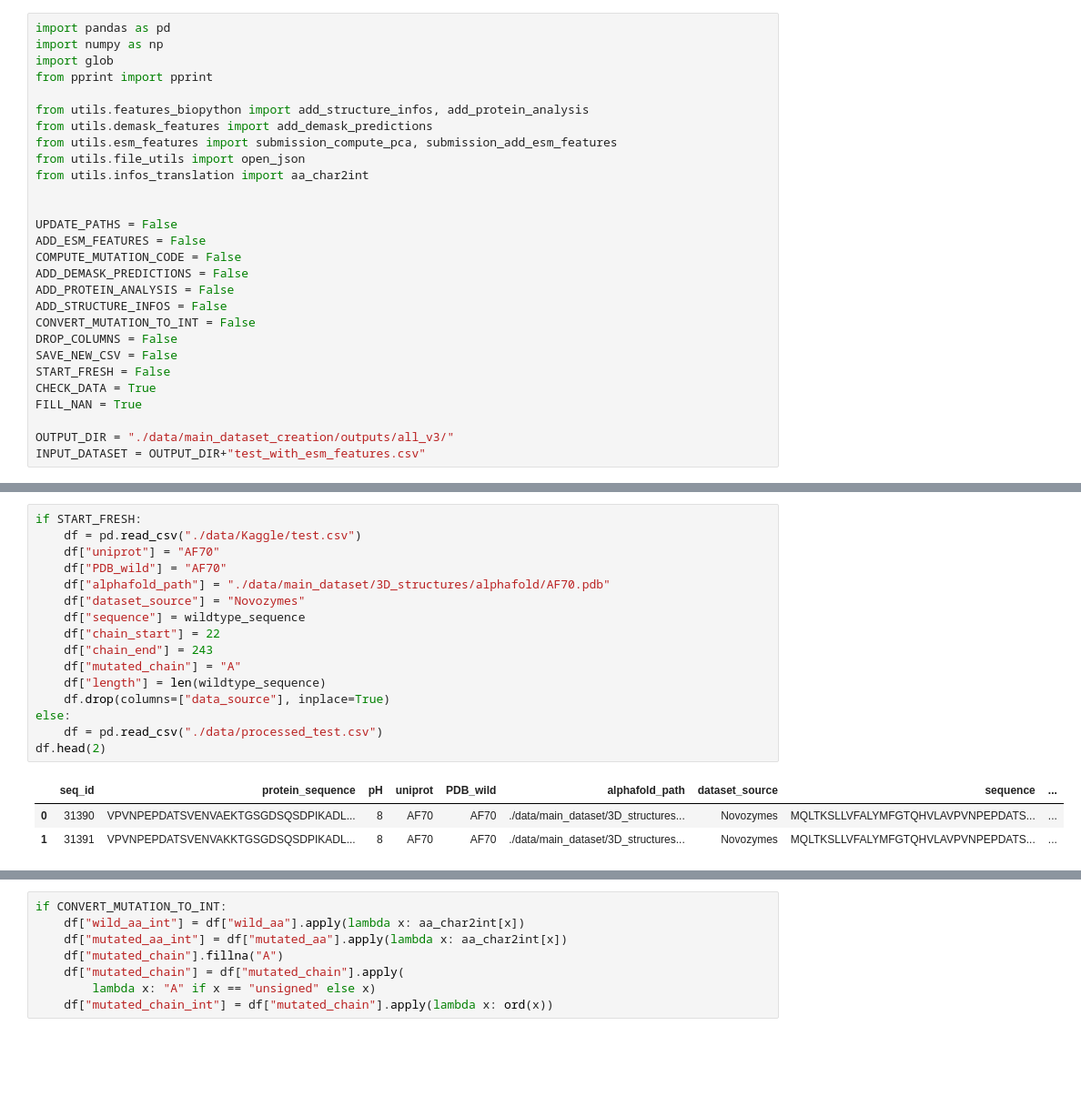
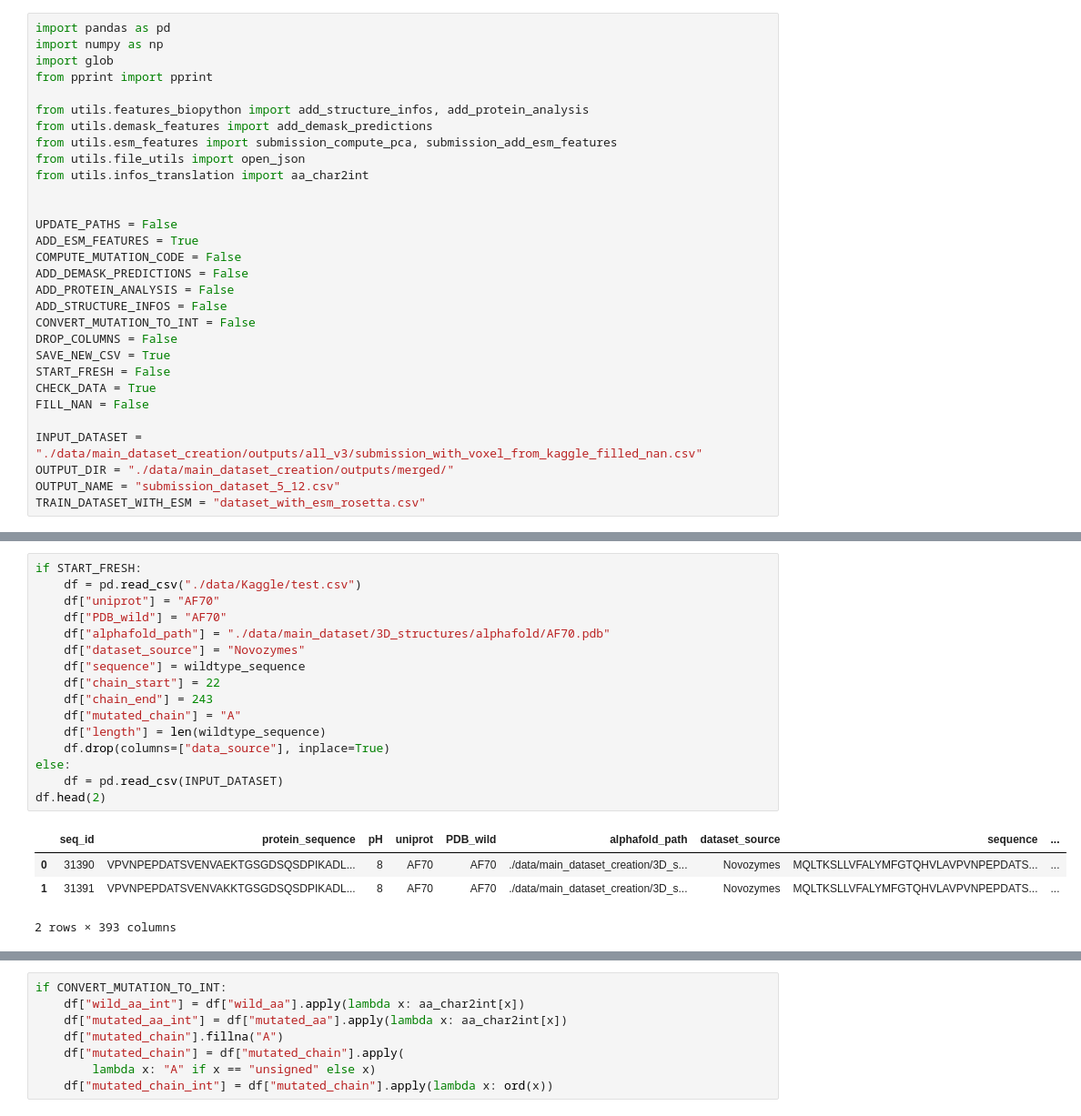
Before and after one commit to NiceSpark/novozymes-prediction, a Jupyter notebook: submission_preprocessing.ipynb, the cells around one changed output, grey strips where cells are left out. Shown: that part at 91% size. Cells and saved outputs as stored; diff of their text form; blank space fills up the shorter version.

```diff
--- a/submission_preprocessing.ipynb
+++ b/submission_preprocessing.ipynb
@@ -12,19 +12,21 @@ from utils.infos_translation import aa_char2int
 
 
 UPDATE_PATHS = False
-ADD_ESM_FEATURES = False
+ADD_ESM_FEATURES = True
 COMPUTE_MUTATION_CODE = False
 ADD_DEMASK_PREDICTIONS = False
 ADD_PROTEIN_ANALYSIS = False
 ADD_STRUCTURE_INFOS = False
 CONVERT_MUTATION_TO_INT = False
 DROP_COLUMNS = False
-SAVE_NEW_CSV = False
+SAVE_NEW_CSV = True
 START_FRESH = False
 CHECK_DATA = True
-FILL_NAN = True
+FILL_NAN = False
 
-OUTPUT_DIR = "./data/main_dataset_creation/outputs/all_v3/"
-INPUT_DATASET = OUTPUT_DIR+"test_with_esm_features.csv"
+INPUT_DATASET = "./data/main_dataset_creation/outputs/all_v3/submission_with_voxel_from_kaggle_filled_nan.csv"
+OUTPUT_DIR = "./data/main_dataset_creation/outputs/merged/"
+OUTPUT_NAME = "submission_dataset_5_12.csv"
+TRAIN_DATASET_WITH_ESM = "dataset_with_esm_rosetta.csv"
 # %%
 # seq_id 32559 is the wildtype sequence (just the chain though)
@@ -38,23 +40,24 @@ True
 # %%
 if START_FRESH:
     df = pd.read_csv("./data/Kaggle/test.csv")
     df["uniprot"] = "AF70"
     df["PDB_wild"] = "AF70"
     df["alphafold_path"] = "./data/main_dataset/3D_structures/alphafold/AF70.pdb"
     df["dataset_source"] = "Novozymes"
     df["sequence"] = wildtype_sequence
     df["chain_start"] = 22
     df["chain_end"] = 243
     df["mutated_chain"] = "A"
     df["length"] = len(wildtype_sequence)
     df.drop(columns=["data_source"], inplace=True)
 else:
-    df = pd.read_csv("./data/processed_test.csv")
+    df = pd.read_csv(INPUT_DATASET)
 df.head(2)
 # %% [output]
 |  | seq_id | protein_sequence | pH | uniprot | PDB_wild | alphafold_path | dataset_source | sequence | ... |
-| 0 | 31390 | VPVNPEPDATSVENVAEKTGSGDSQSDPIKADL... | 8 | AF70 | AF70 | ./data/main_dataset/3D_structures... | Novozymes | MQLTKSLLVFALYMFGTQHVLAVPVNPEPDATS... | ... |
-| 1 | 31391 | VPVNPEPDATSVENVAKKTGSGDSQSDPIKADL... | 8 | AF70 | AF70 | ./data/main_dataset/3D_structures... | Novozymes | MQLTKSLLVFALYMFGTQHVLAVPVNPEPDATS... | ... |
+| 0 | 31390 | VPVNPEPDATSVENVAEKTGSGDSQSDPIKADL... | 8 | AF70 | AF70 | ./data/main_dataset_creation/3D_s... | Novozymes | MQLTKSLLVFALYMFGTQHVLAVPVNPEPDATS... | ... |
+| 1 | 31391 | VPVNPEPDATSVENVAKKTGSGDSQSDPIKADL... | 8 | AF70 | AF70 | ./data/main_dataset_creation/3D_s... | Novozymes | MQLTKSLLVFALYMFGTQHVLAVPVNPEPDATS... | ... |
+2 rows × 393 columns
 # %%
 if COMPUTE_MUTATION_CODE:
     df["wild_aa"] = ""
```
Also changed, not shown: parts of 9 cells of this notebook, 2 other files.
